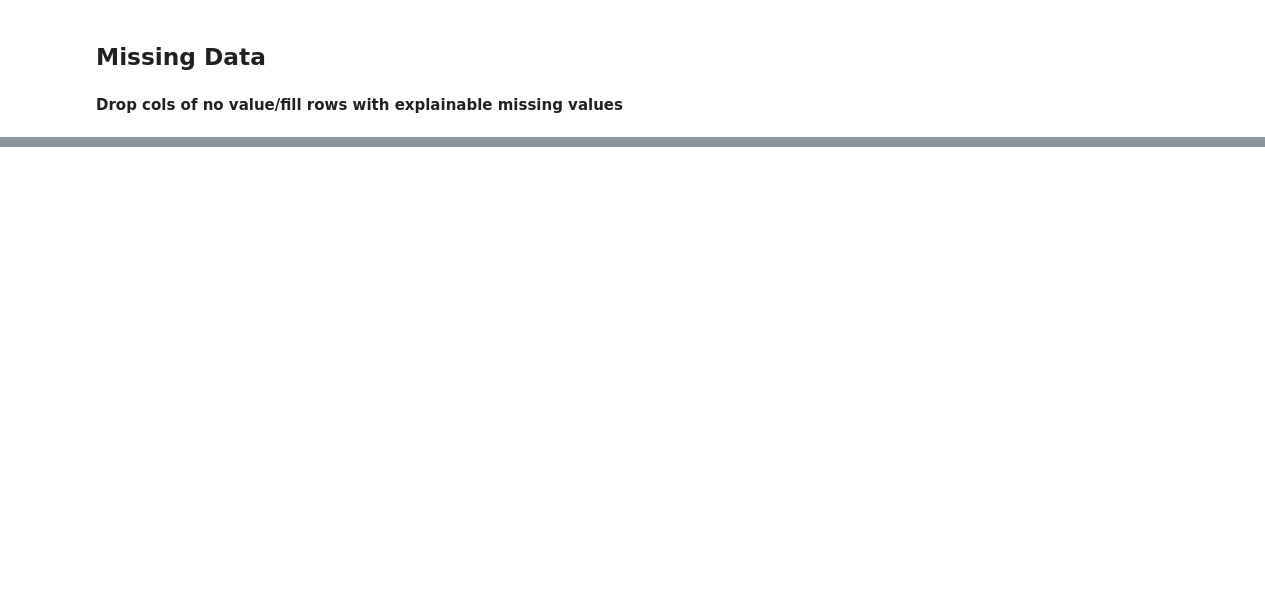
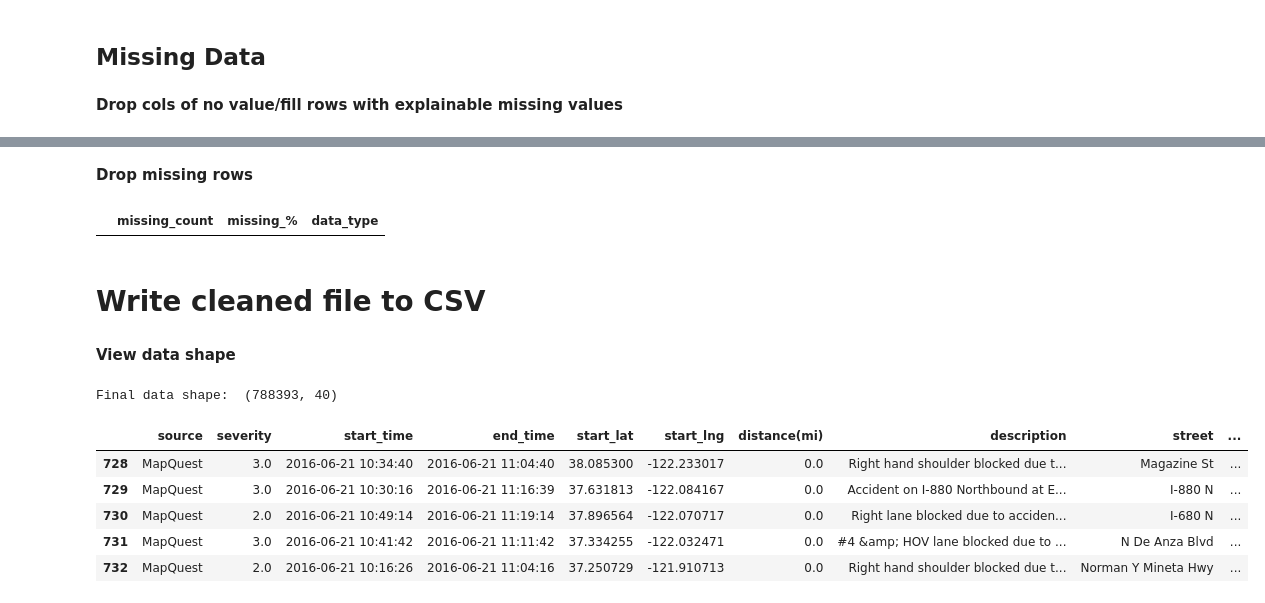
Before and after one commit to KishenSharma6/Traffic-Accident-Analysis, a Jupyter notebook: Project_Codes/01_Data_Cleaning/2020_0727_Data_Cleaning.ipynb, the cells around one changed output, grey strips where cells are left out. Saved outputs shown, nothing was run; the diff lists cells and outputs as text; code cells hidden in the pictures; blank space fills up the shorter version.

```diff
--- a/Project_Codes/01_Data_Cleaning/2020_0727_Data_Cleaning.ipynb
+++ b/Project_Codes/01_Data_Cleaning/2020_0727_Data_Cleaning.ipynb
@@ -230,0 +251,26 @@ display(missing)
+# %% [markdown]
+**Drop missing rows**
+# %%
+#Drop missing rows
+df.dropna(axis = 0, inplace=True)
+
+#Check
+missing_counts(df)
+# %% [output]
+|  | missing_count | missing_% | data_type |
+# %% [markdown]
+# Write cleaned file to CSV
+# %% [markdown]
+**View data shape**
+# %%
+#View final data shape
+print('Final data shape: ', df.shape)
+display(df.head())
+# %% [output]
+Final data shape:  (788393, 40)
+|  | source | severity | start_time | end_time | start_lat | start_lng | distance(mi) | description | street | ... |
+| 728 | MapQuest | 3.0 | 2016-06-21 10:34:40 | 2016-06-21 11:04:40 | 38.085300 | -122.233017 | 0.0 | Right hand shoulder blocked due t... | Magazine St | ... |
+| 729 | MapQuest | 3.0 | 2016-06-21 10:30:16 | 2016-06-21 11:16:39 | 37.631813 | -122.084167 | 0.0 | Accident on I-880 Northbound at E... | I-880 N | ... |
+| 730 | MapQuest | 2.0 | 2016-06-21 10:49:14 | 2016-06-21 11:19:14 | 37.896564 | -122.070717 | 0.0 | Right lane blocked due to acciden... | I-680 N | ... |
+| 731 | MapQuest | 3.0 | 2016-06-21 10:41:42 | 2016-06-21 11:11:42 | 37.334255 | -122.032471 | 0.0 | #4 &amp; HOV lane blocked due to ... | N De Anza Blvd | ... |
+| 732 | MapQuest | 2.0 | 2016-06-21 10:16:26 | 2016-06-21 11:04:16 | 37.250729 | -121.910713 | 0.0 | Right hand shoulder blocked due t... | Norman Y Mineta Hwy | ... |
```
Also changed, not shown: parts of 8 cells of this notebook.
